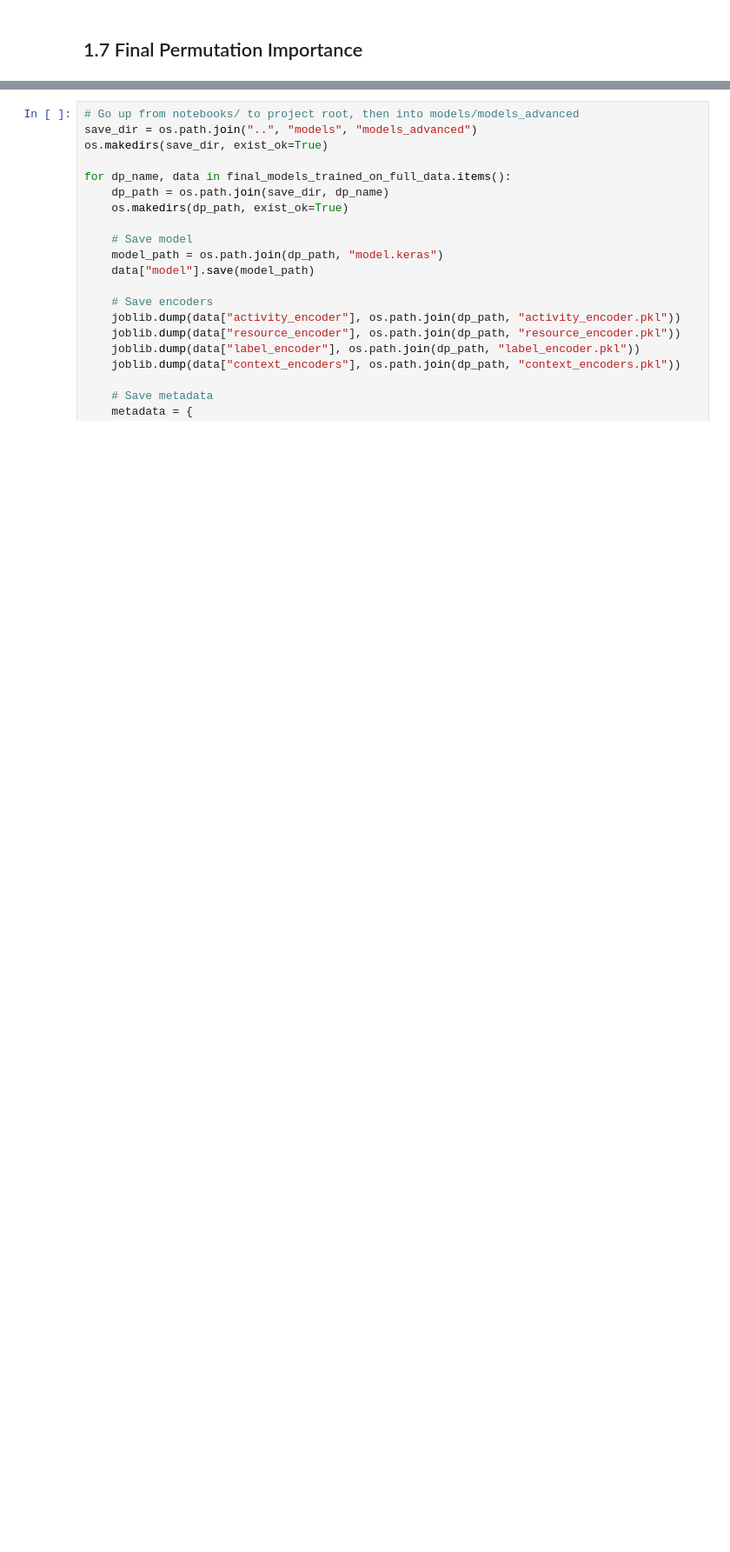
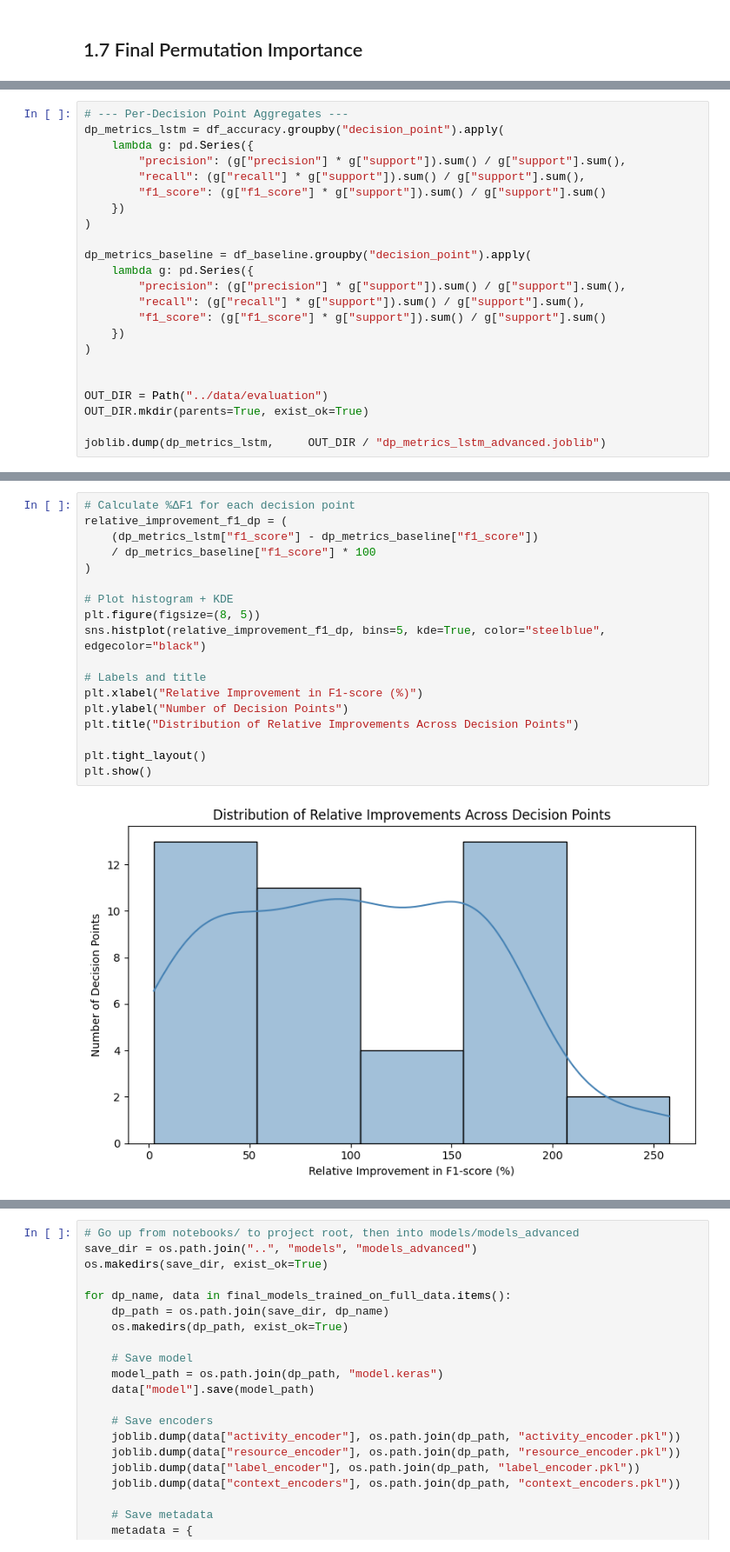
Before and after one commit to ohmayerma/next_activity_prediction, a Jupyter notebook: notebooks/20_train_advanced.ipynb, the cells around one changed output, grey strips where cells are left out. Shown at 87% size. Cells and saved outputs as stored; diff of their text form; blank space fills up the shorter version.

```diff
--- a/notebooks/20_train_advanced.ipynb
+++ b/notebooks/20_train_advanced.ipynb
@@ -651,0 +666,23 @@ Relative Improvement:          114.29%
+# %%
+# --- Per-Decision Point Aggregates ---
+dp_metrics_lstm = df_accuracy.groupby("decision_point").apply(
+    lambda g: pd.Series({
+        "precision": (g["precision"] * g["support"]).sum() / g["support"].sum(),
+        "recall": (g["recall"] * g["support"]).sum() / g["support"].sum(),
+        "f1_score": (g["f1_score"] * g["support"]).sum() / g["support"].sum()
+    })
+)
+
+dp_metrics_baseline = df_baseline.groupby("decision_point").apply(
+    lambda g: pd.Series({
+        "precision": (g["precision"] * g["support"]).sum() / g["support"].sum(),
+        "recall": (g["recall"] * g["support"]).sum() / g["support"].sum(),
+        "f1_score": (g["f1_score"] * g["support"]).sum() / g["support"].sum()
+    })
+)
+
+
+OUT_DIR = Path("../data/evaluation")
+OUT_DIR.mkdir(parents=True, exist_ok=True)
+
+joblib.dump(dp_metrics_lstm,     OUT_DIR / "dp_metrics_lstm_advanced.joblib")
@@ -651,0 +765,20 @@ Relative Improvement:          114.29%
+# %%
+# Calculate %ΔF1 for each decision point
+relative_improvement_f1_dp = (
+    (dp_metrics_lstm["f1_score"] - dp_metrics_baseline["f1_score"])
+    / dp_metrics_baseline["f1_score"] * 100
+)
+
+# Plot histogram + KDE
+plt.figure(figsize=(8, 5))
+sns.histplot(relative_improvement_f1_dp, bins=5, kde=True, color="steelblue", edgecolor="black")
+
+# Labels and title
+plt.xlabel("Relative Improvement in F1-score (%)")
+plt.ylabel("Number of Decision Points")
+plt.title("Distribution of Relative Improvements Across Decision Points")
+
+plt.tight_layout()
+plt.show()
+# %% [output]
+[figure, added]
```
Also changed, not shown: parts of 18 cells of this notebook.
